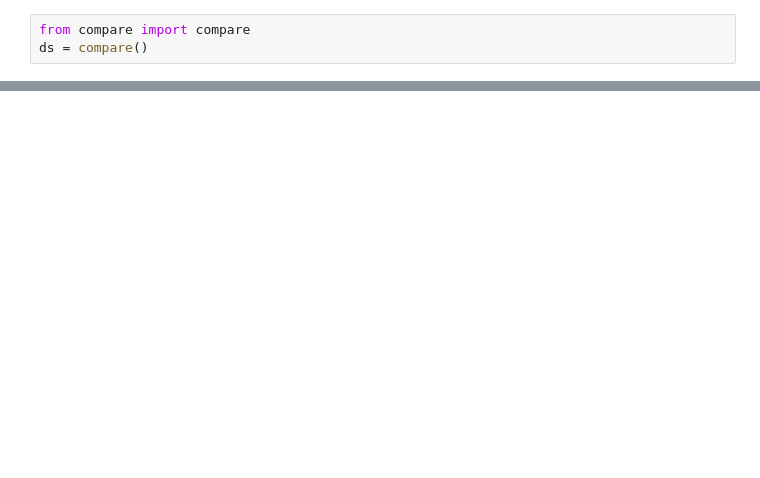
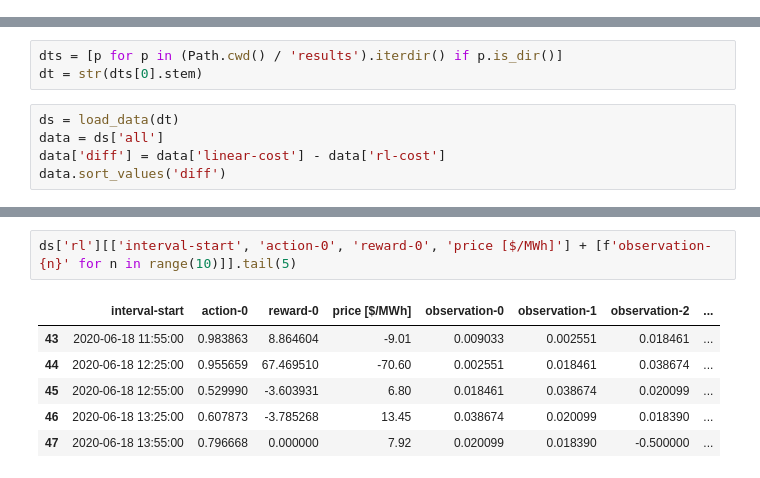
Before and after one commit to ADGEfficiency/energy-py-experiments, a Jupyter notebook: experiment-0/compare.ipynb, the cells around one changed output, grey strips where cells are left out. Cells and saved outputs as stored; diff of their text form; blank space fills up the shorter version.

```diff
--- a/experiment-0/compare.ipynb
+++ b/experiment-0/compare.ipynb
@@ -1,3 +0,0 @@
-# %%
-from compare import compare
-ds = compare()
@@ -56,0 +52,8 @@ FileNotFoundError: [Errno 2] No such file or directory: 'results/2020-01-30/rl.c
+# %%
+dts = [p for p in (Path.cwd() / 'results').iterdir() if p.is_dir()]
+dt = str(dts[0].stem)
+# %%
+ds = load_data(dt)
+data = ds['all']
+data['diff'] = data['linear-cost'] - data['rl-cost']
+data.sort_values('diff')
@@ -56,0 +83,9 @@ FileNotFoundError: [Errno 2] No such file or directory: 'results/2020-01-30/rl.c
+# %%
+ds['rl'][['interval-start', 'action-0', 'reward-0', 'price [$/MWh]'] + [f'observation-{n}' for n in range(10)]].tail(5)
+# %% [output]
+|  | interval-start | action-0 | reward-0 | price [$/MWh] | observation-0 | observation-1 | observation-2 | ... |
+| 43 | 2020-06-18 11:55:00 | 0.983863 | 8.864604 | -9.01 | 0.009033 | 0.002551 | 0.018461 | ... |
+| 44 | 2020-06-18 12:25:00 | 0.955659 | 67.469510 | -70.60 | 0.002551 | 0.018461 | 0.038674 | ... |
+| 45 | 2020-06-18 12:55:00 | 0.529990 | -3.603931 | 6.80 | 0.018461 | 0.038674 | 0.020099 | ... |
+| 46 | 2020-06-18 13:25:00 | 0.607873 | -3.785268 | 13.45 | 0.038674 | 0.020099 | 0.018390 | ... |
+| 47 | 2020-06-18 13:55:00 | 0.796668 | 0.000000 | 7.92 | 0.020099 | 0.018390 | -0.500000 | ... |
```
Also changed, not shown: parts of 9 cells of this notebook, 9 other files.
